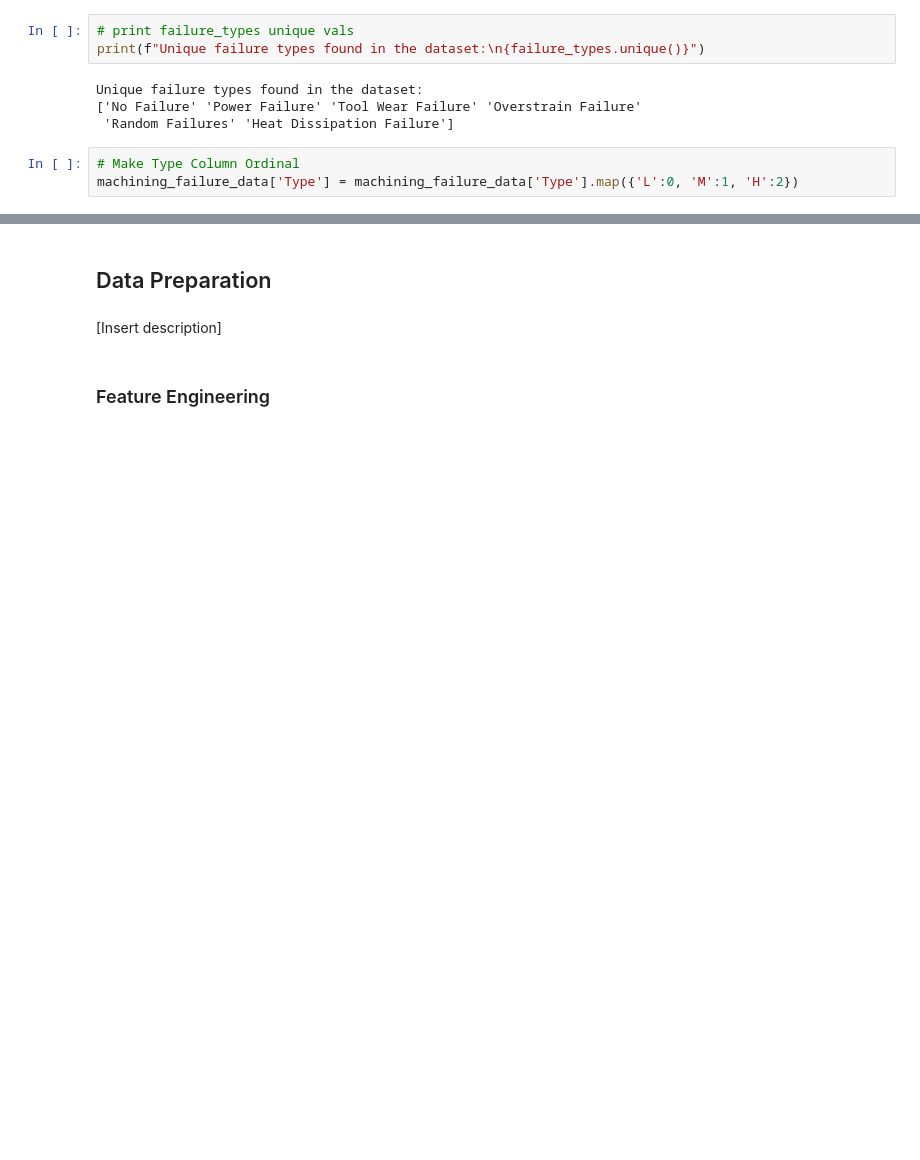
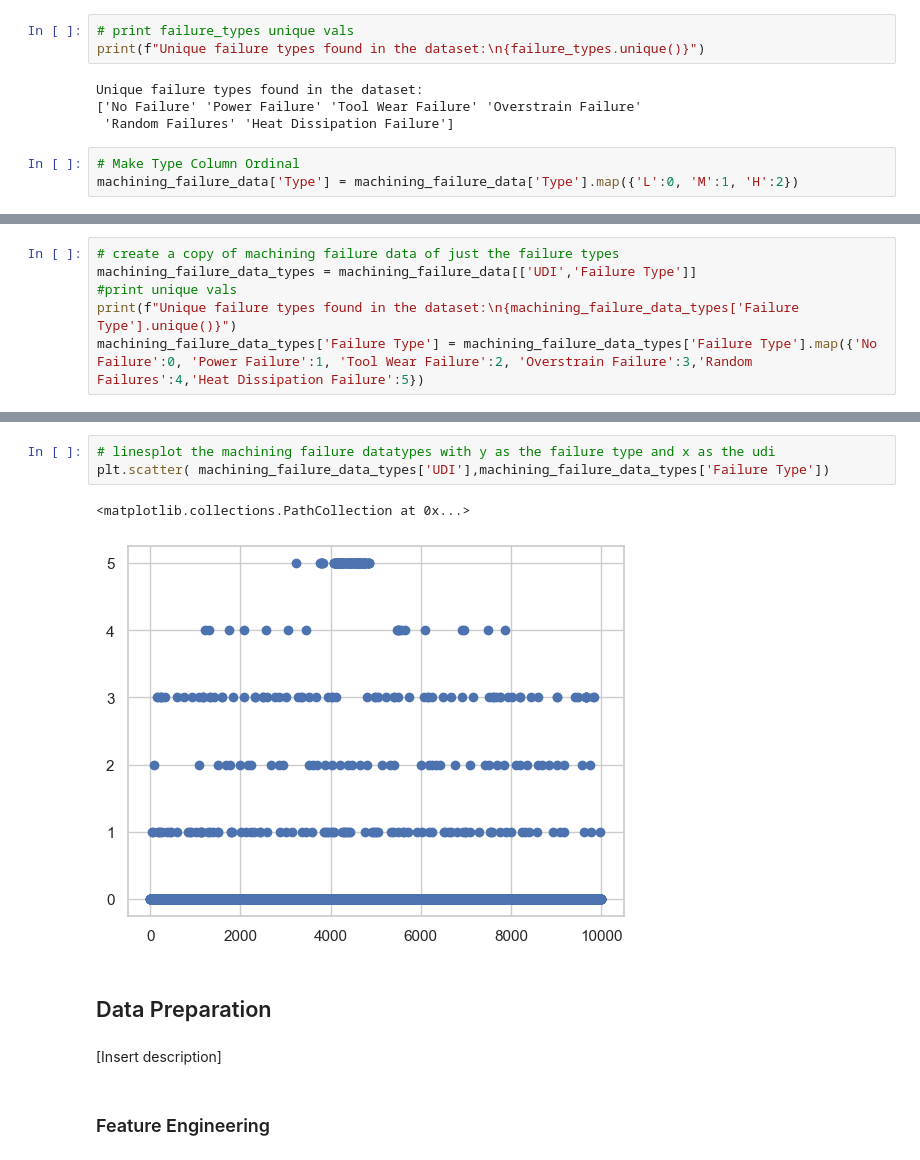
Before and after one commit to elan-wilkinson/Predicting-Manufacturing-Failure-Type, a Jupyter notebook: main.ipynb, the cells around one changed output, grey strips where cells are left out. Drawn from its saved outputs; the diff is of its cells as text; blank space fills up the shorter version.

```diff
--- a/main.ipynb
+++ b/main.ipynb
@@ -170,0 +153,6 @@ sns.lineplot(machining_failure_data["Target"], palette='tab10', linewidth=2.5)
+# %%
+# create a copy of machining failure data of just the failure types
+machining_failure_data_types = machining_failure_data[['UDI','Failure Type']]
+#print unique vals
+print(f"Unique failure types found in the dataset:\n{machining_failure_data_types['Failure Type'].unique()}")
+machining_failure_data_types['Failure Type'] = machining_failure_data_types['Failure Type'].map({'No Failure':0, 'Power Failure':1, 'Tool Wear Failure':2, 'Overstrain Failure':3,'Random Failures':4,'Heat Dissipation Failure':5})
@@ -171,3 +168,9 @@ sns.lineplot(machining_failure_data["Target"], palette='tab10', linewidth=2.5)
+# %%
+# linesplot the machining failure datatypes with y as the failure type and x as the udi
+plt.scatter( machining_failure_data_types['UDI'],machining_failure_data_types['Failure Type'])
+# %% [output]
+<matplotlib.collections.PathCollection at 0x...>
+[figure, added]
 # %% [markdown]
 ## Data Preparation
 # %% [markdown]
```
Also changed, not shown: parts of 16 cells of this notebook.
